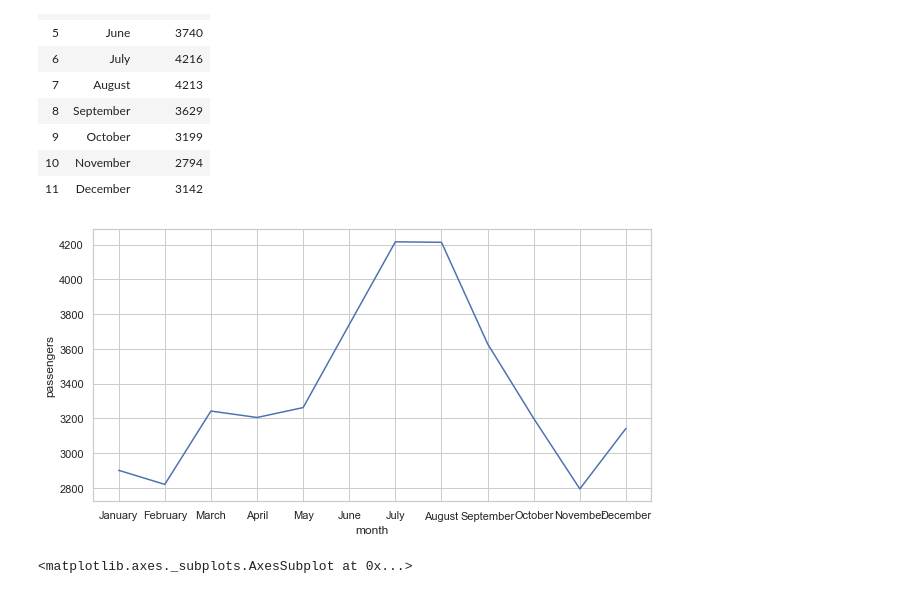
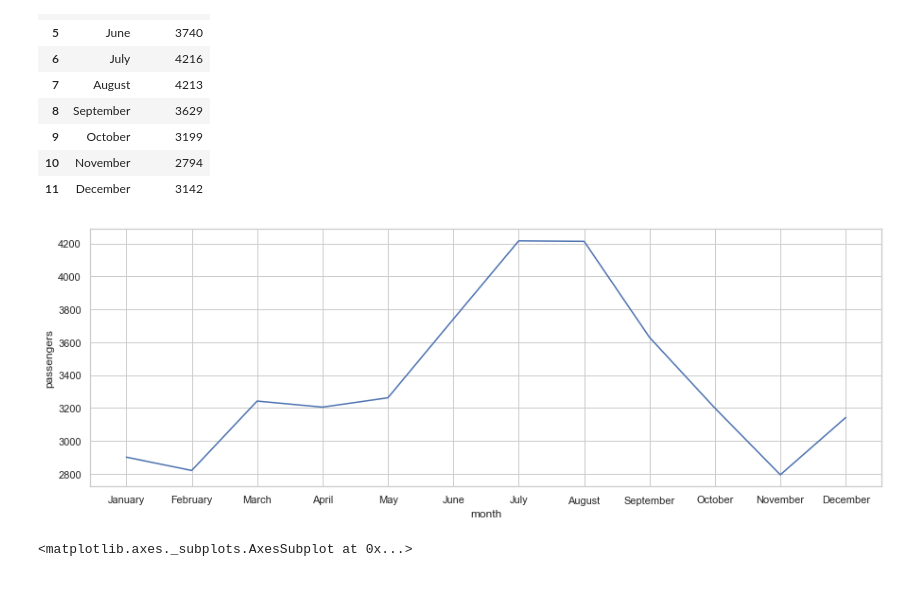
Before and after one commit to SaiPrathek/DS_01_MAY_2020, a Jupyter notebook: plots/seaborn_demo.ipynb, the cells around one changed output. Saved outputs shown, nothing was run; the diff lists cells and outputs as text; code cells hidden in the pictures.

```diff
--- a/plots/seaborn_demo.ipynb
+++ b/plots/seaborn_demo.ipynb
@@ -158,9 +172,9 @@ fs
 | 11 | December | 3142 |
 # %%
 sns.lineplot(x=fs.month, y = fs.passengers)
-plt.gcf().set_size_inches(10,5)
+plt.gcf().set_size_inches(15,5)
 # %% [output]
-[figure, old version]
+[figure, new version]
 # %%
 plt.figure(figsize=(15,5))
 sns.lineplot(x="year", y="passengers", estimator='sum', data=flights,ci=False)
```
Also changed, not shown: parts of 13 cells of this notebook.
